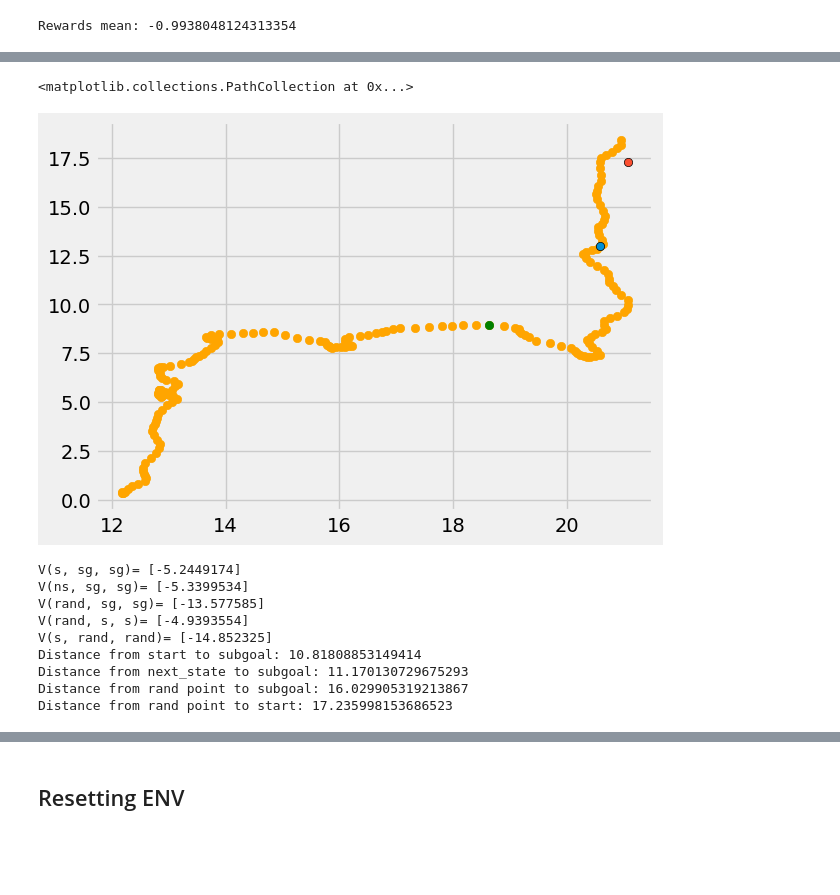
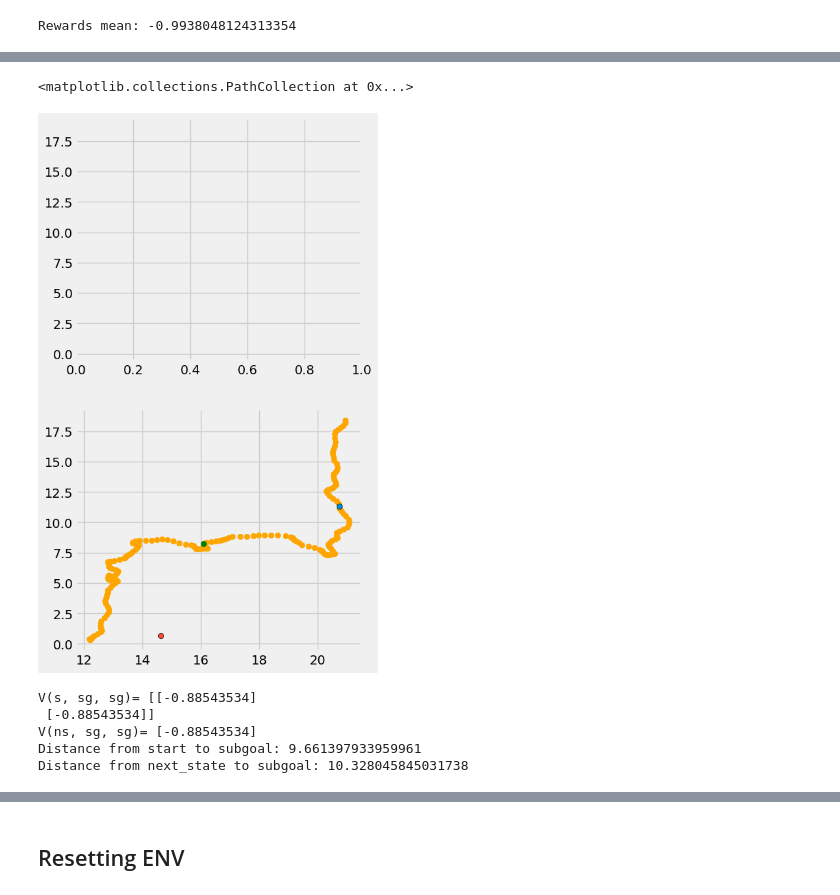
Before and after one commit to skylooop/AILOT, a Jupyter notebook: notebooks/D4RL_viz.ipynb, the cells around one changed output, grey strips where cells are left out. Cells and saved outputs as stored; diff of their text form; code cells hidden in the pictures; blank space fills up the shorter version.

```diff
--- a/notebooks/D4RL_viz.ipynb
+++ b/notebooks/D4RL_viz.ipynb
@@ -427,9 +428,12 @@ def plot_traj_image(traj, start, goal, subgoals, bgpath):
 from src.gc_dataset import GCSDataset
 from src.d4rl_utils import get_dataset
 
+expert_trajectory = d4rl_ds['observations'][np.arange(start=10000, stop=10190)]
+subgoals = expert_trajectory[[40, 85, 150, 189]]
+
 dataset = get_dataset(env)
 gcsds_params = {"p_currgoal": 0.0, "p_randomgoal": 0.0, "p_trajgoal":1.0, "discount": 0.99, "geom_sample": True, "intent_sametraj": True, "p_samegoal":0.0}
-gc_dataset = GCSDataset(dataset, **gcsds_params)
+gc_dataset = GCSDataset(dataset, **gcsds_params, expert_trajectory=expert_trajectory, expert_subgoals=subgoals)
 # %% [output]
 Rewards mean: -0.9938048124313354
 # %%
@@ -492,43 +455,44 @@ Advantage of going to sg from s:  [-2.1752553]
 # %%
-target_subgoal = state_list[165] #3
-start_point = state_list[115]
-next_start_point = state_list[116]
+target_subgoal = expert_trajectory[155] #3
+start_point = expert_trajectory[100]
+next_start_point = expert_trajectory[116]
 
-plt.scatter(state_list[:, 0], state_list[:, 1], alpha=1, label='trajectory', color='orange')
-plt.scatter(*target_subgoal[:2], label="subgoal", edgecolors='black', alpha=1)
-plt.scatter(start_point[0], start_point[1], alpha=1, label='start', color='green')
+fig, axs = plt.subplots(2, 1, figsize=(5, 10), sharey=True)
+# axs[0].scatter(expert_trajectory[:, 0], expert_trajectory[:, 1], alpha=1, label='trajectory', color='orange')
+# axs[0].scatter(*sample['ailot_goal'][0, :2], label="goal", edgecolors='black', alpha=1)
+# axs[0].scatter(*sample['observations'][0, :2], alpha=1, label='start', color='green')
+
+axs[1].scatter(expert_trajectory[:, 0], expert_trajectory[:, 1], alpha=1, label='trajectory', color='orange')
+axs[1].scatter(*target_subgoal[:2], label="goal", edgecolors='black', alpha=1)
+axs[1].scatter(*start_point[:2], alpha=1, label='start', color='green')
 
 rand_x = np.random.choice(np.linspace(state_list[:,0].min(), state_list[:,0].max(), num=70), size=1)
 rand_y = np.random.choice(np.linspace(state_list[:,1].min(), state_list[:,1].max()), size=1)
 rand_point = np.random.randn(env.observation_space.shape[0])
 rand_point[0] = rand_x
 rand_point[1] = rand_y
 
 plt.scatter(*(rand_x, rand_y), label="rnd for ot", edgecolors='black', alpha=1)
 # %% [output]
 <matplotlib.collections.PathCollection at 0x...>
-[figure, old version]
+[figure, new version]
 # %%
-print("V(s, sg, sg)=", get_v_zz(icvf_model, target_subgoal[None], start_point[None]))
-print("V(ns, sg, sg)=", get_v_zz(icvf_model, target_subgoal[None], next_start_point[None]))
+# print("V(s, sg, sg)=", eval_ensemble_icvf_viz(icvf_model.value_learner.model, expert_trajectory[100][None], target_subgoal[None], target_subgoal[None]))
+# print("V(ns, sg, sg)=", get_v_zz(icvf_model, target_subgoal[None], expert_trajectory[100][None]))
 
-print("V(rand, sg, sg)=", get_v_zz(icvf_model, target_subgoal[None], rand_point[None]))
-print("V(rand, s, s)=", get_v_zz(icvf_model, start_point[None], rand_point[None]))
-print("V(s, rand, rand)=", get_v_zz(icvf_model, rand_point[None], start_point[None]))
+# # print("V(rand, sg, sg)=", get_v_zz(icvf_model, target_subgoal[None], rand_point[None]))
+# # print("V(rand, s, s)=", get_v_zz(icvf_model, start_point[None], rand_point[None]))
+# # print("V(s, rand, rand)=", get_v_zz(icvf_model, rand_point[None], start_point[None]))
 
-print(f"Distance from start to subgoal: {np.linalg.norm(eval_ensemble_psi(icvf_model.value_learner.model, start_point[None]) - eval_ensemble_psi(icvf_model.value_learner.model, target_subgoal[None]))}")
-print(f"Distance from next_state to subgoal: {np.linalg.norm(eval_ensemble_psi(icvf_model.value_learner.model, next_start_point[None]) - eval_ensemble_psi(icvf_model.value_learner.model, target_subgoal[None]))}")
+# print(f"Distance from start to subgoal: {np.linalg.norm(eval_ensemble_psi(icvf_model.value_learner.model, start_point[None]) - eval_ensemble_psi(icvf_model.value_learner.model, target_subgoal[None]))}")
+# print(f"Distance from next_state to subgoal: {np.linalg.norm(eval_ensemble_psi(icvf_model.value_learner.model, next_start_point[None]) - eval_ensemble_psi(icvf_model.value_learner.model, target_subgoal[None]))}")
 
-print(f"Distance from rand point to subgoal: {np.linalg.norm(eval_ensemble_psi(icvf_model.value_learner.model, rand_point[None]) - eval_ensemble_psi(icvf_model.value_learner.model, target_subgoal[None]))}")
-print(f"Distance from rand point to start: {np.linalg.norm(eval_ensemble_psi(icvf_model.value_learner.model, rand_point[None]) - eval_ensemble_psi(icvf_model.value_learner.model, start_point[None]))}")
+# # print(f"Distance from rand point to subgoal: {np.linalg.norm(eval_ensemble_psi(icvf_model.value_learner.model, rand_point[None]) - eval_ensemble_psi(icvf_model.value_learner.model, target_subgoal[None]))}")
+# # print(f"Distance from rand point to start: {np.linalg.norm(eval_ensemble_psi(icvf_model.value_learner.model, rand_point[None]) - eval_ensemble_psi(icvf_model.value_learner.model, start_point[None]))}")
 # %% [output]
-V(s, sg, sg)= [-5.2449174]
-V(ns, sg, sg)= [-5.3399534]
-V(rand, sg, sg)= [-13.577585]
-V(rand, s, s)= [-4.9393554]
-V(s, rand, rand)= [-14.852325]
-Distance from start to subgoal: 10.81808853149414
-Distance from next_state to subgoal: 11.170130729675293
-Distance from rand point to subgoal: 16.029905319213867
-Distance from rand point to start: 17.235998153686523
+V(s, sg, sg)= [[-0.88543534]
+ [-0.88543534]]
+V(ns, sg, sg)= [-0.88543534]
+Distance from start to subgoal: 9.661397933959961
+Distance from next_state to subgoal: 10.328045845031738
 # %%
```
Also changed, not shown: parts of 36 cells of this notebook, 8 other files.
